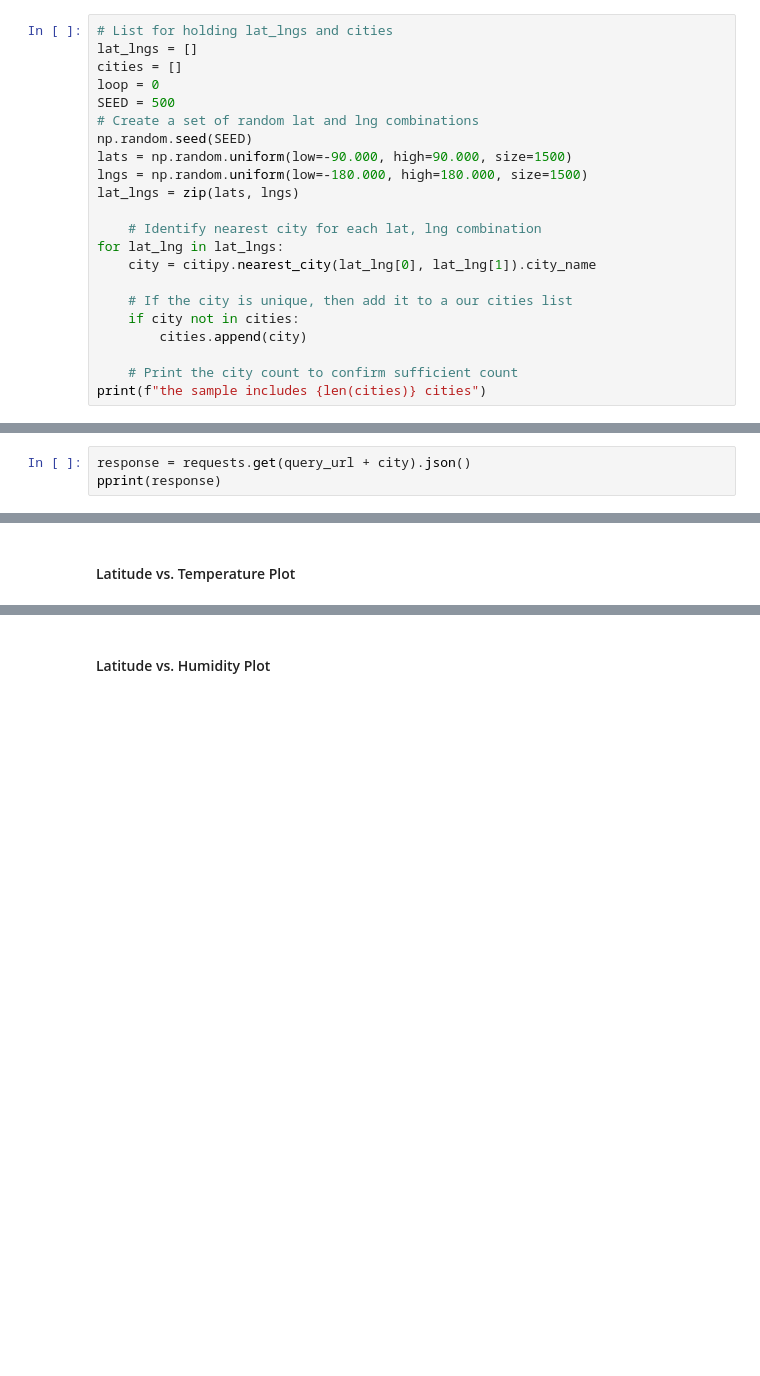
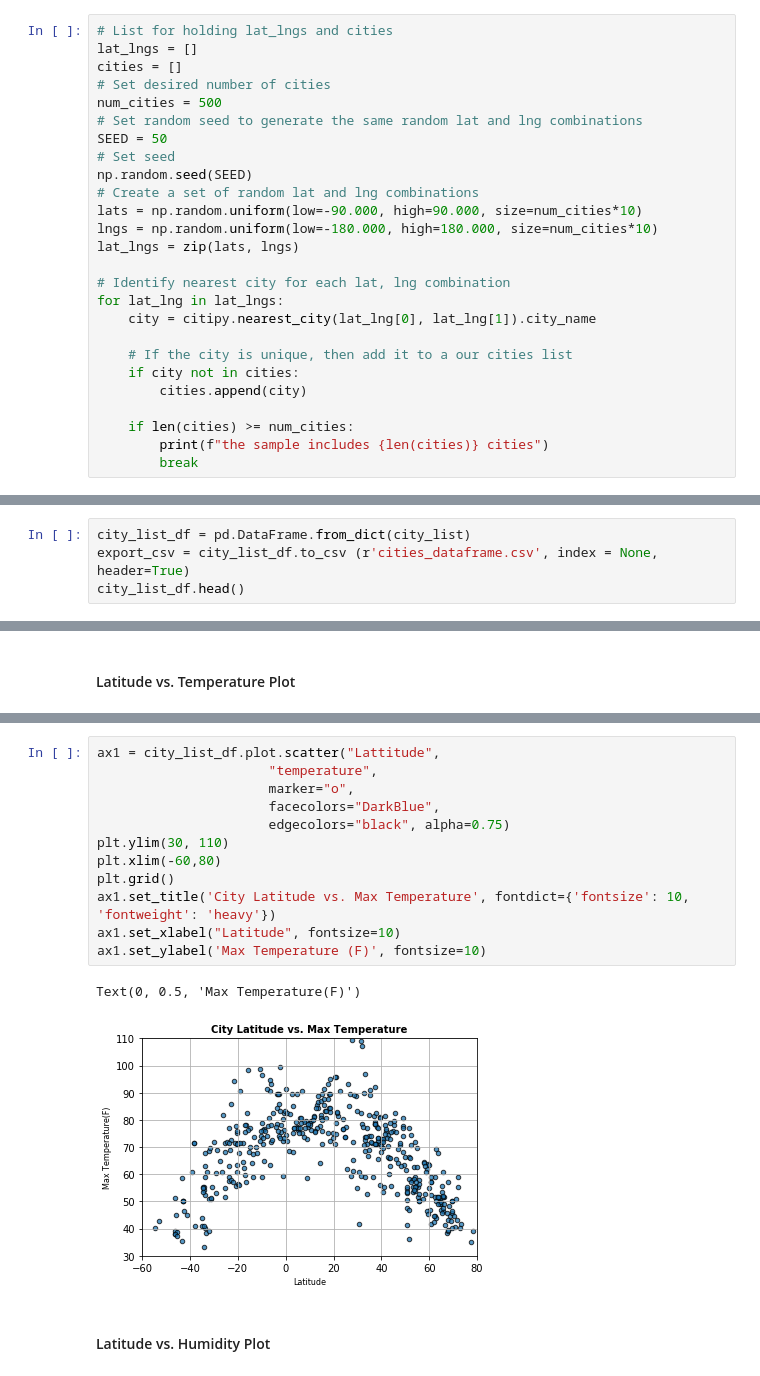
Before and after one commit to shargr2/OpenWeatherMap-API-Analysis-Project, a Jupyter notebook: WeatherPy.ipynb, the cells around one changed output, grey strips where cells are left out. Drawn from its saved outputs; the diff is of its cells as text; blank space fills up the shorter version.

```diff
--- a/WeatherPy.ipynb
+++ b/WeatherPy.ipynb
@@ -31,15 +31,18 @@ lng_range = (-180, 180)
 # List for holding lat_lngs and cities
 lat_lngs = []
 cities = []
-loop = 0
-SEED = 500
+# Set desired number of cities
+num_cities = 500
+# Set random seed to generate the same random lat and lng combinations
+SEED = 50
+# Set seed
+np.random.seed(SEED)
 # Create a set of random lat and lng combinations
-np.random.seed(SEED)
-lats = np.random.uniform(low=-90.000, high=90.000, size=1500)
-lngs = np.random.uniform(low=-180.000, high=180.000, size=1500)
+lats = np.random.uniform(low=-90.000, high=90.000, size=num_cities*10)
+lngs = np.random.uniform(low=-180.000, high=180.000, size=num_cities*10)
 lat_lngs = zip(lats, lngs)
 
-    # Identify nearest city for each lat, lng combination
+# Identify nearest city for each lat, lng combination
 for lat_lng in lat_lngs:
     city = citipy.nearest_city(lat_lng[0], lat_lng[1]).city_name
 
@@ -47,6 +50,7 @@ for lat_lng in lat_lngs:
     if city not in cities:
         cities.append(city)
 
-    # Print the city count to confirm sufficient count
-print(f"the sample includes {len(cities)} cities")
+    if len(cities) >= num_cities:
+        print(f"the sample includes {len(cities)} cities")
+        break
 # %% [output]
@@ -65,6 +65,3 @@ query_url = f"{url}appid={api_key}&units={units}&q="
 ### Perform API Calls
 * Perform a weather check on each city using a series of successive API calls.
 * Include a print log of each city as it'sbeing processed (with the city number and city name).
-# %%
-response = requests.get(query_url + city).json()
-pprint(response)
@@ -127,0 +119,4 @@ dtype: int64
+# %%
+city_list_df = pd.DataFrame.from_dict(city_list)
+export_csv = city_list_df.to_csv (r'cities_dataframe.csv', index = None, header=True)
+city_list_df.head()
@@ -137,2 +136,17 @@ dtype: int64
+# %%
+ax1 = city_list_df.plot.scatter("Lattitude",
+                      "temperature",
+                      marker="o",
+                      facecolors="DarkBlue",
+                      edgecolors="black", alpha=0.75)
+plt.ylim(30, 110)
+plt.xlim(-60,80)
+plt.grid()
+ax1.set_title('City Latitude vs. Max Temperature', fontdict={'fontsize': 10, 'fontweight': 'heavy'})
+ax1.set_xlabel("Latitude", fontsize=10)
+ax1.set_ylabel('Max Temperature (F)', fontsize=10)
+# %% [output]
+Text(0, 0.5, 'Max Temperature(F)')
+[figure, added]
 # %% [markdown]
 #### Latitude vs. Humidity Plot
```
Also changed, not shown: parts of 16 cells of this notebook, 2 other files.
